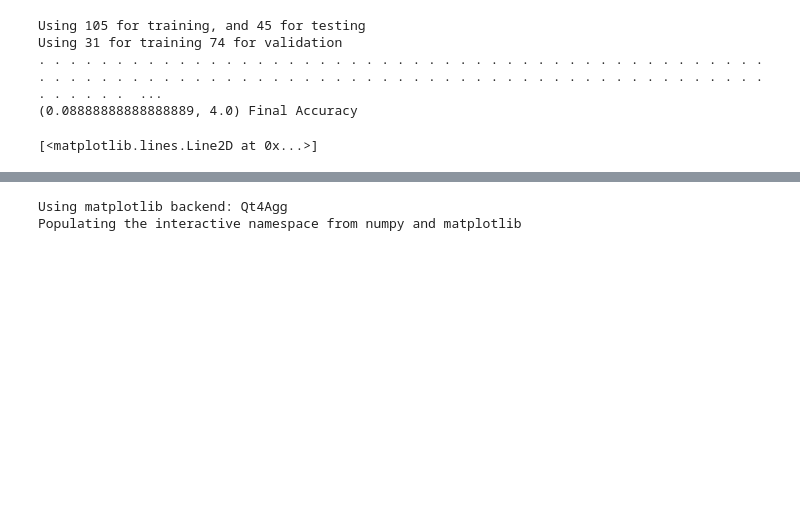
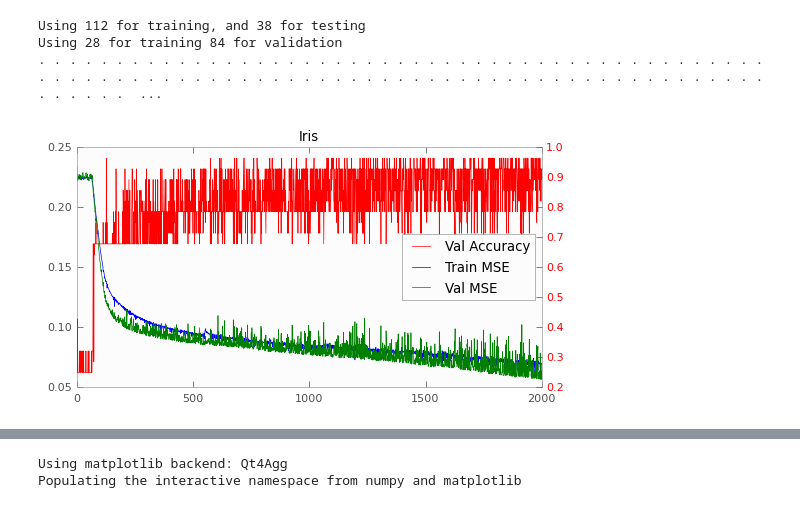
Before and after one commit to jaredly/backprop, a Jupyter notebook: Backprop.ipynb, the cells around one changed output, grey strips where cells are left out. Cells and saved outputs as stored; diff of their text form; code cells hidden in the pictures; blank space fills up the shorter version.

```diff
--- a/Backprop.ipynb
+++ b/Backprop.ipynb
@@ -11,3 +3,16 @@ none = res
+# %%
+matplotlib.rcParams['lines.linewidth'] = .5
+matplotlib.rcParams['axes.linewidth'] = .5
+matplotlib.rcParams['patch.linewidth'] = .5
+matplotlib.rcParams['font.size'] = 8
+matplotlib.rcParams['figure.facecolor'] = 'white'
+
+grey = [.6]*3
+dgrey = [.3]*3
+matplotlib.rcParams['xtick.color'] = dgrey
+matplotlib.rcParams['ytick.color'] = dgrey
+matplotlib.rcParams['axes.edgecolor'] = grey
+matplotlib.rcParams['axes.facecolor'] = [.99]*3
 # %%
 import net; reload(net)
 import runner; reload(runner)
@@ -15,17 +20,25 @@ import learner; reload(learner)
 import backprop; reload(backprop)
 from backprop import BackProp
 # %%
-r, d = backprop.BackProp.fromArff('./data/iris.arff', layers=['*2'], rate=.1, stop_after=100)
-res = r.run(d, .7, validate=.3)
+r, d = backprop.BackProp.fromArff('./data/iris.arff', layers=['*2'], rate=.1, stop_after=100, max_iters=2000)
+res = r.run(d, .75, validate=.25)
 print res[1], 'Final Accuracy'
 # %% [output]
-Using 105 for training, and 45 for testing
-Using 31 for training 74 for validation
+Using 112 for training, and 38 for testing
+Using 28 for training 84 for validation
 . . . . . . . . . . . . . . . . . . . . . . . . . . . . . . . . . . . . . . . . . . . . . . . . . . . . . . . . . . . . . . . . . . . . . . . . . . . . . . . . . . . . . . . . . . . . . . . . . . . .  ...
-(0.08888888888888889, 4.0) Final Accuracy
-# %%
-plot([x[0] for x in res[0]])
-plot([x[1] for x in res[0]])
-# %% [output]
-[<matplotlib.lines.Line2D at 0x...>]
+# %%
+figsize(6,3)
+fig, ax1 = plt.subplots()
+title('Iris')
+m = ax1.plot([x[0] for x in res[0]])[0]
+b = ax1.plot([x[2] for x in res[0]])[0]
+ax2 = ax1.twinx()
+d = ax2.plot([1-x[1] for x in res[0]], c='red')[0]
+for tl in ax2.get_yticklabels():
+    tl.set_color('r')
+legend([d,m,b],['Val Accuracy', 'Train MSE',  'Val MSE'], 'center right')
+fig
+# %% [output]
+[figure, added]
 # %%
```
Also changed, not shown: parts of 4 cells of this notebook, 3 other files.
